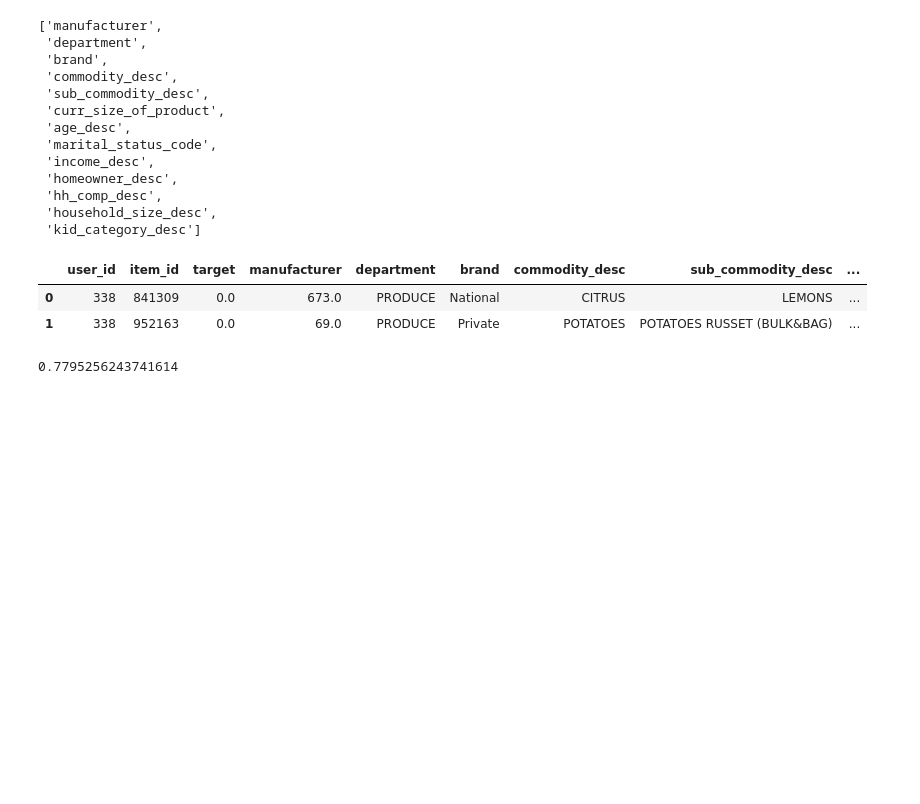
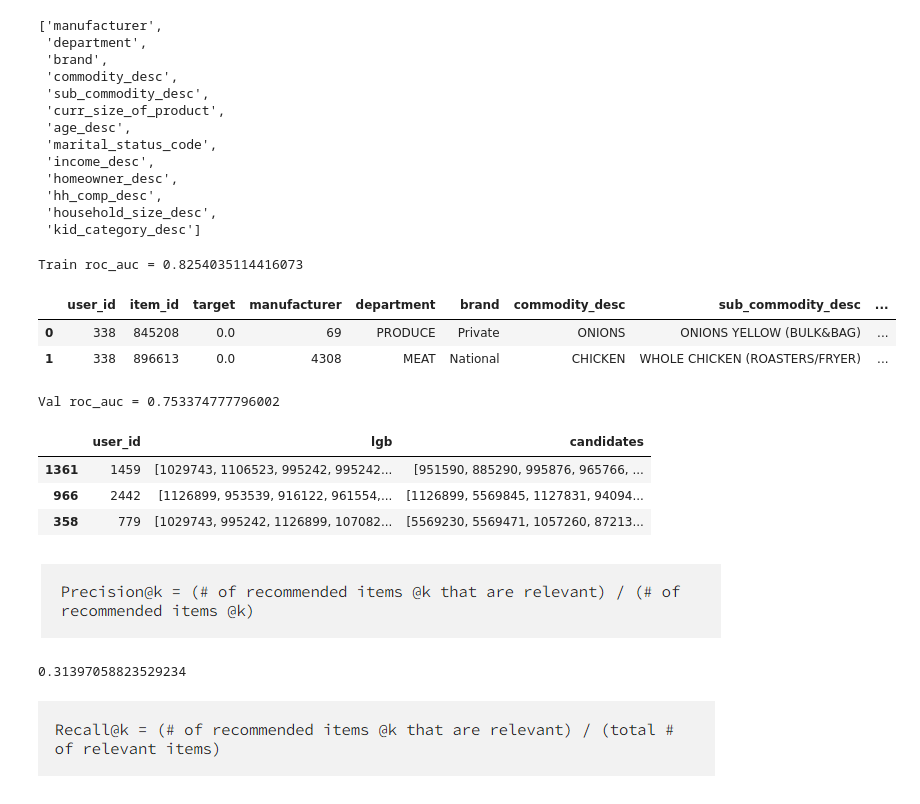
Before and after one commit to david-chulakov/Retail_recsys, a Jupyter notebook: main.ipynb, the cells around one changed output. Drawn from its saved outputs; the diff is of its cells as text; code cells hidden in the pictures; blank space fills up the shorter version.

```diff
--- a/main.ipynb
+++ b/main.ipynb
@@ -115,4 +122,5 @@ metrics
 # %%
+# Подготовка данных для обучения модели 2 уровня
 def get_data_for_lvl_2(data_train_lvl_2, data_train_lvl_1, recommender, N=50):
     users_lvl_2 = pd.DataFrame(data_train_lvl_2['user_id'].unique())
     users_lvl_2.columns = ['user_id']
@@ -121,7 +129,7 @@ def get_data_for_lvl_2(data_train_lvl_2, data_train_lvl_1, recommender, N=50):
     train_users = data_train_lvl_1['user_id'].unique()
     users_lvl_2 = users_lvl_2[users_lvl_2['user_id'].isin(train_users)]
 
-    users_lvl_2['candidates'] = users_lvl_2['user_id'].apply(lambda x: recommender.get_similar_items_recommendation(x, N=50))
+    users_lvl_2['candidates'] = users_lvl_2['user_id'].apply(lambda x: recommender.get_als_recommendations(x, N=50))
 
     s = users_lvl_2.apply(lambda x: pd.Series(x['candidates']), axis=1).stack().reset_index(level=1, drop=True)
     s.name = 'item_id'
@@ -178,42 +187,24 @@ cat_feats
  'household_size_desc',
  'kid_category_desc']
 # %%
-lgb = LGBMClassifier(objective='binary', max_depth=7, categorical_column=cat_feats)
+lgb = LGBMClassifier(objective='binary', max_depth=7, categorical_column=cat_feats, random_state=42)
 lgb.fit(X_train, y_train)
 
 probs = lgb.predict_proba(X_train)[:, 1]
+
+print(f"Train roc_auc = {roc_auc_score(y_train, probs)}")
+# %% [output]
+Train roc_auc = 0.8254035114416073
 # %%
-users_lvl_2 = pd.DataFrame(data_val_lvl_2['user_id'].unique())
-users_lvl_2.columns = ['user_id']
-
-# Пока только warm start
-train_users = data_train_lvl_1['user_id'].unique()
-users_lvl_2 = users_lvl_2[users_lvl_2['user_id'].isin(train_users)]
-
-users_lvl_2['candidates'] = users_lvl_2['user_id'].apply(lambda x: recommender.get_similar_items_recommendation(x, N=50))
-
-s = users_lvl_2.apply(lambda x: pd.Series(x['candidates']), axis=1).stack().reset_index(level=1, drop=True)
-s.name = 'item_id'
-
-users_lvl_2 = users_lvl_2.drop('candidates', axis=1).join(s)
-users_lvl_2['flag'] = 1
-
-targets_lvl_2 = data_val_lvl_2[['user_id', 'item_id']].copy()
-targets_lvl_2['target'] = 1  # тут только покупки
-
-targets_lvl_2 = users_lvl_2.merge(targets_lvl_2, on=['user_id', 'item_id'], how='left')
-
-targets_lvl_2['target'].fillna(0, inplace= True)
-targets_lvl_2.drop('flag', axis=1, inplace=True)
-
+targets_lvl_2 = get_data_for_lvl_2(data_val_lvl_2, data_train_lvl_1, recommender, N=50)
 targets_lvl_2 = targets_lvl_2.merge(item_features, on='item_id', how='left')
 targets_lvl_2 = targets_lvl_2.merge(user_features, on='user_id', how='left')
 
 targets_lvl_2.head(2)
 # %% [output]
 |  | user_id | item_id | target | manufacturer | department | brand | commodity_desc | sub_commodity_desc | ... |
-| 0 | 338 | 841309 | 0.0 | 673.0 | PRODUCE | National | CITRUS | LEMONS | ... |
-| 1 | 338 | 952163 | 0.0 | 69.0 | PRODUCE | Private | POTATOES | POTATOES RUSSET (BULK&BAG) | ... |
+| 0 | 338 | 845208 | 0.0 | 69 | PRODUCE | Private | ONIONS | ONIONS YELLOW (BULK&BAG) | ... |
+| 1 | 338 | 896613 | 0.0 | 4308 | MEAT | National | CHICKEN | WHOLE CHICKEN (ROASTERS/FRYER) | ... |
 # %%
 X_val = targets_lvl_2.drop('target', axis=1)
 X_val[cat_feats] = X_val[cat_feats].astype('category')
@@ -221,8 +212,7 @@ y_val = targets_lvl_2[['target']]
 
 val_preds = lgb.predict_proba(X_val)[:, 1]
 # %%
-from sklearn.metrics import roc_auc_score
-roc_auc_score(y_val, val_preds)
+print(f"Val roc_auc = {roc_auc_score(y_val, val_preds)}")
 # %% [output]
-0.7795256243741614
+Val roc_auc = 0.753374777796002
 # %%
@@ -242,3 +232,18 @@ result_train_lvl_2['candidates'] = result_train_lvl_2['user_id'].apply(lambda x:
+# %%
+result_train_lvl_2.sample(3)
+# %% [output]
+|  | user_id | lgb | candidates |
+| 1361 | 1459 | [1029743, 1106523, 995242, 995242... | [951590, 885290, 995876, 965766, ... |
+| 966 | 2442 | [1126899, 953539, 916122, 961554,... | [1126899, 5569845, 1127831, 94094... |
+| 358 | 779 | [1029743, 995242, 1126899, 107082... | [5569230, 5569471, 1057260, 87213... |
+# %% [markdown]
+![image.png](attachment:image.png)
+# %%
+result_train_lvl_2.apply(lambda row: precision_at_k(row['lgb'], row['candidates'], k=10), axis=1).mean()
+# %% [output]
+0.31397058823529234
+# %% [markdown]
+![image.png](attachment:image.png)
 # %%
 result_train_lvl_2.apply(lambda row: recall_at_k(row['lgb'], row['candidates'], k=10), axis=1).mean()
 # %% [output]
```
Also changed, not shown: parts of 14 cells of this notebook, 1 other file.
